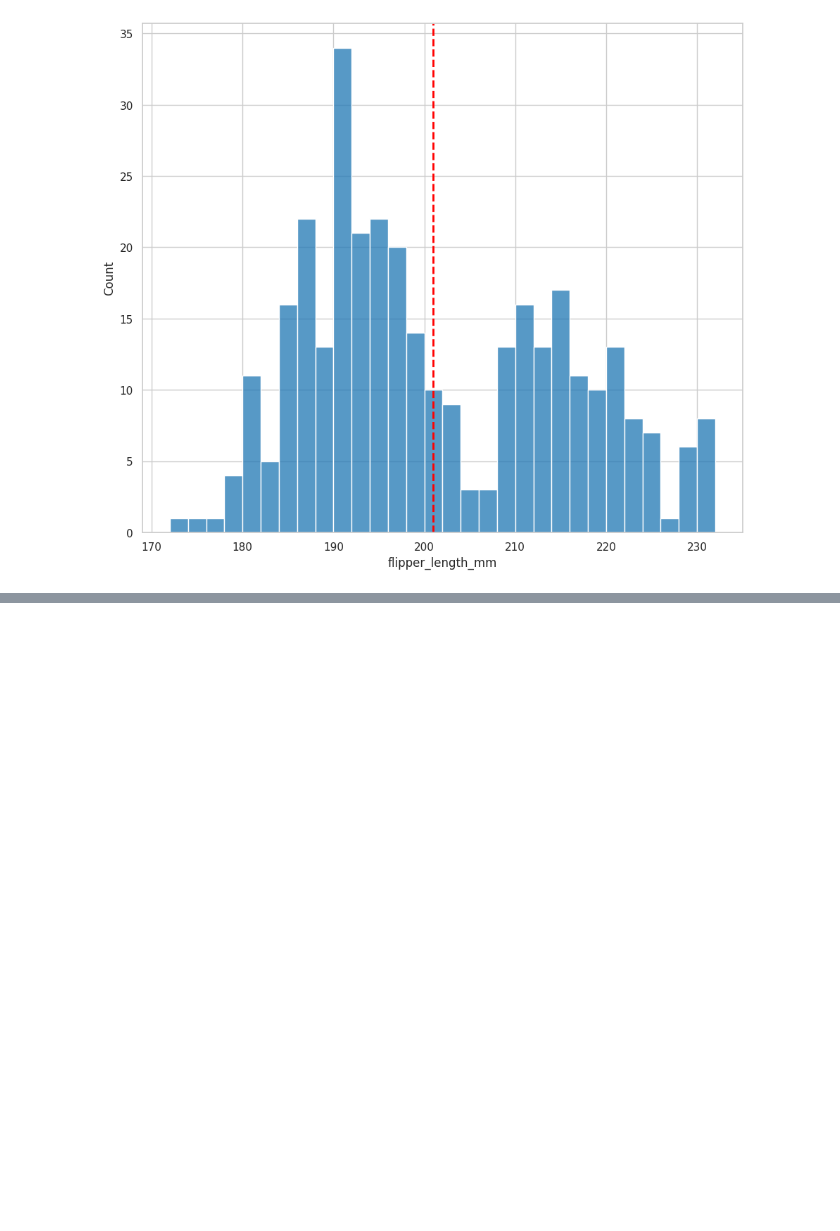
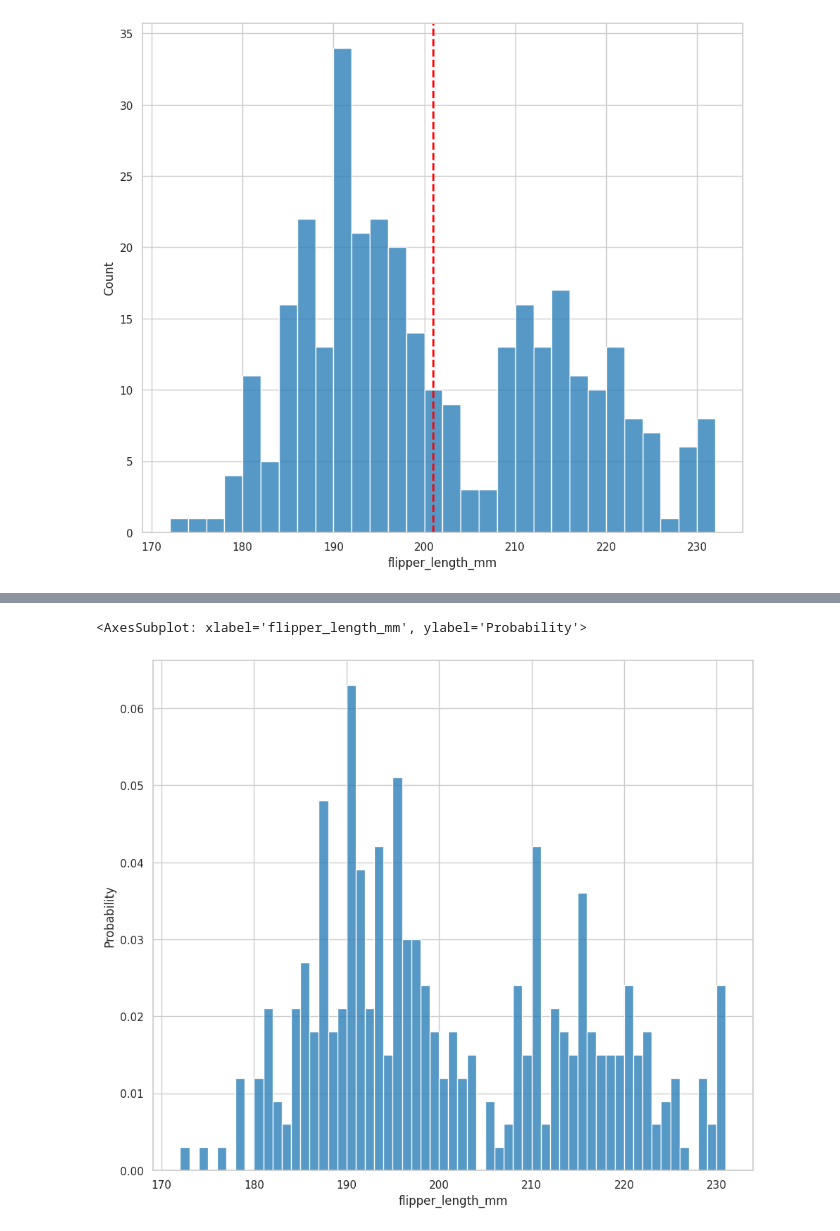
Before and after one commit to electrojam/Curso-de-Analisis-Exploratorio-de-Datos, a Jupyter notebook: 1-conociendo nuestros datos.ipynb, the cells around one changed output, grey strips where cells are left out. Saved outputs shown, nothing was run; the diff lists cells and outputs as text; code cells hidden in the pictures; blank space fills up the shorter version.

```diff
--- a/1-conociendo nuestros datos.ipynb
+++ b/1-conociendo nuestros datos.ipynb
@@ -793,0 +810,10 @@ plt.axvline(
+# %%
+sns.histplot(
+    data=processed_penguins_df,
+    x='flipper_length_mm',
+    binwidth=1,
+    stat='probability'
+)
+# %% [output]
+<AxesSubplot: xlabel='flipper_length_mm', ylabel='Probability'>
+[figure, added]
```
Also changed, not shown: parts of 21 cells of this notebook.
